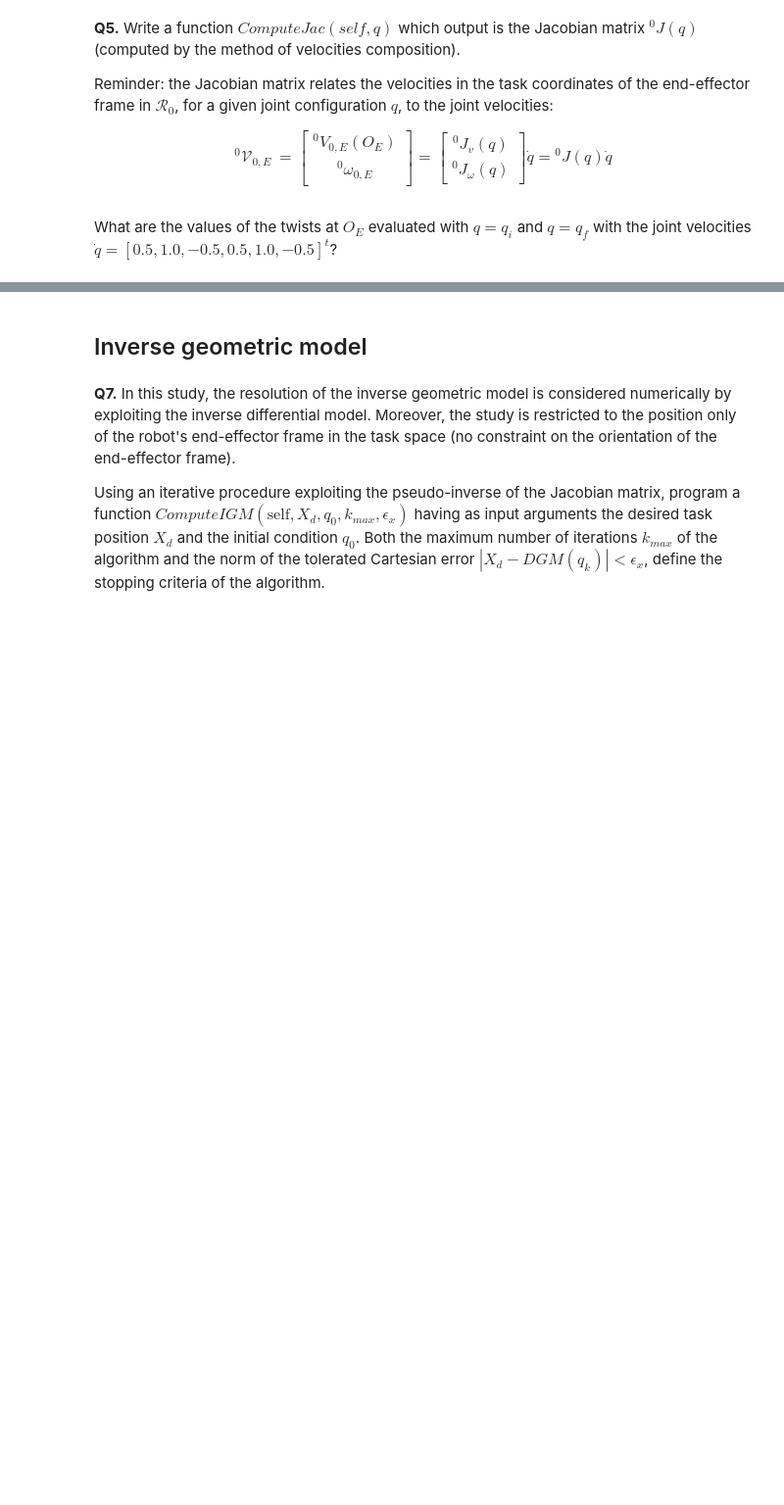
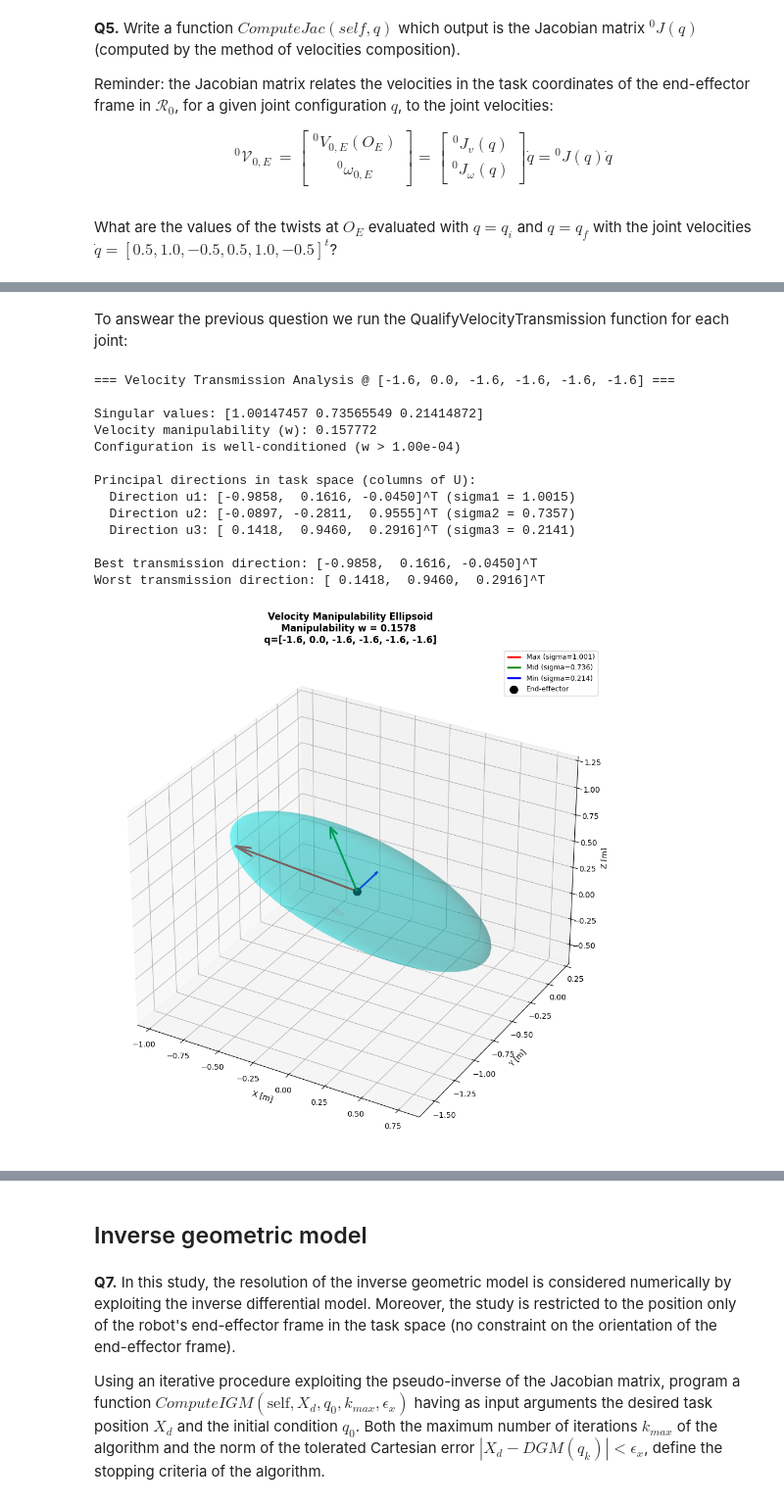
Before and after one commit to lmartim4/RO15, a Jupyter notebook: notebook.ipynb, the cells around one changed output, grey strips where cells are left out. Shown at 98% size. Drawn from its saved outputs; the diff is of its cells as text; code cells hidden in the pictures; blank space fills up the shorter version.

Commit message:
DGM fix + ComputeJac + QualifyVelocityTransmission

```diff
--- a/notebook.ipynb
+++ b/notebook.ipynb
@@ -126,29 +129,38 @@ RobotModel.TransformMatElem = TransformMatElem
 __Q3-b.__Write a function $ComputeDGM(\text{self}, q)$ which computes the direct geometric model of any robot with series open kinematic chain, taking as input arguments the current configuration.
 # %%
 def ComputeDGM(self, q_cur):
-   """
-   Computation of the Direct Geometric Model (DGM) of the robot given by its MDH parameters for the joint configuration q_cur
+    """
+    Computation of the Direct Geometric Model (DGM) of the robot given by its MDH parameters for the joint configuration q_cur
 
-   Inputs:
-      - List of robot's geometric parameters "self.tableDHM" given by the Modified Denavit-Hartenberg (MDH) convention
-      - Number of joints of the robot "self.numberJoints"
-      - List of type of joints of the robot: "self.sigma"
-      - Current joint configuration "q_cur"
+    Inputs:
+        - List of robot's geometric parameters "self.tableDHM" given by the Modified Denavit-Hartenberg (MDH) convention
+        - Number of joints of the robot "self.numberJoints"
+        - List of type of joints of the robot: "self.sigma"
+        - Current joint configuration "q_cur"
 
-   Outputs:
-      - List of the successive homogeneous transform matrices: "self.list_g_i_1_i = [g_01, ..., g_N_1_N]"
-      - List of the successive resulting homogeneous transform matrices: "self.list_g_0i = [g_01, g_02, ..., g_ON]"
-   """
+    Outputs:
+        - List of the successive homogeneous transform matrices: "self.list_g_i_1_i = [g_01, ..., g_N_1_N]"
+        - List of the successive resulting homogeneous transform matrices: "self.list_g_0i = [g_01, g_02, ..., g_ON]"
+    """
 
-   self.list_g_i_1_i = []
+    self.list_g_i_1_i = []
 
-   for i, alpha, d, theta, r in self.tableDHM:
-      self.list_g_i_1_i.append(self.TransformMatElem(alpha, d, theta + q_cur[int(i)-1], r))
+    for i, alpha, d, theta, r in self.tableDHM:
+        idx = int(i) - 1
+        if self.sigma[idx] == 0:
+            d_i = d
+            theta_i = theta + q_cur[idx]
+        else:
+            d_i = d + q_cur[idx]
+            theta_i = theta
 
-   self.list_g_0i = [self.list_g_i_1_i[0]]
+        self.list_g_i_1_i.append(self.TransformMatElem(alpha, d_i, theta_i, r))
 
-   for g_i_1_i in self.list_g_i_1_i[1:]:
-      self.list_g_0i.append(self.list_g_0i[-1] @ g_i_1_i)
+    self.list_g_0i = [self.list_g_i_1_i[0]]
+    for g_i_1_i in self.list_g_i_1_i[1:]:
+        self.list_g_0i.append(self.list_g_0i[-1] @ g_i_1_i)
+
+    return self.list_g_i_1_i, self.list_g_0i
 
 RobotModel.ComputeDGM = ComputeDGM
 # %% [markdown]
@@ -449,0 +457,19 @@ Interpretation:
+# %% [markdown]
+To answear the previous question we run the QualifyVelocityTransmission function for each joint:
+# %%
+RobotTutorials.QualifyVelocityTransmission(q_i)
+# %% [output]
+=== Velocity Transmission Analysis @ [-1.6, 0.0, -1.6, -1.6, -1.6, -1.6] ===
+
+Singular values: [1.00147457 0.73565549 0.21414872]
+Velocity manipulability (w): 0.157772
+Configuration is well-conditioned (w > 1.00e-04)
+
+Principal directions in task space (columns of U):
+  Direction u1: [-0.9858,  0.1616, -0.0450]^T (sigma1 = 1.0015)
+  Direction u2: [-0.0897, -0.2811,  0.9555]^T (sigma2 = 0.7357)
+  Direction u3: [ 0.1418,  0.9460,  0.2916]^T (sigma3 = 0.2141)
+
+Best transmission direction: [-0.9858,  0.1616, -0.0450]^T
+Worst transmission direction: [ 0.1418,  0.9460,  0.2916]^T
+[figure, added]
```
Also changed, not shown: parts of 14 cells of this notebook, 2 other files.
